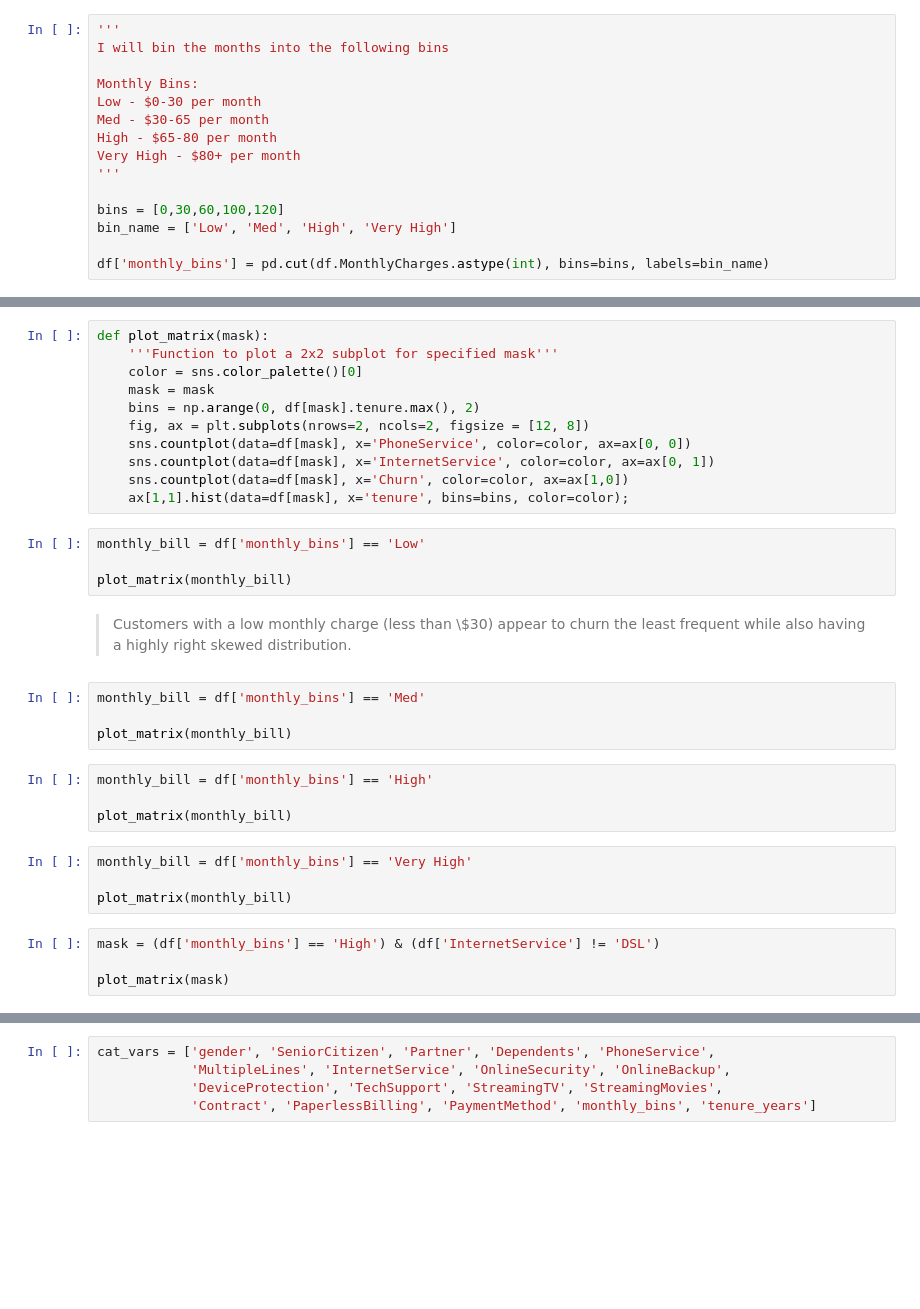
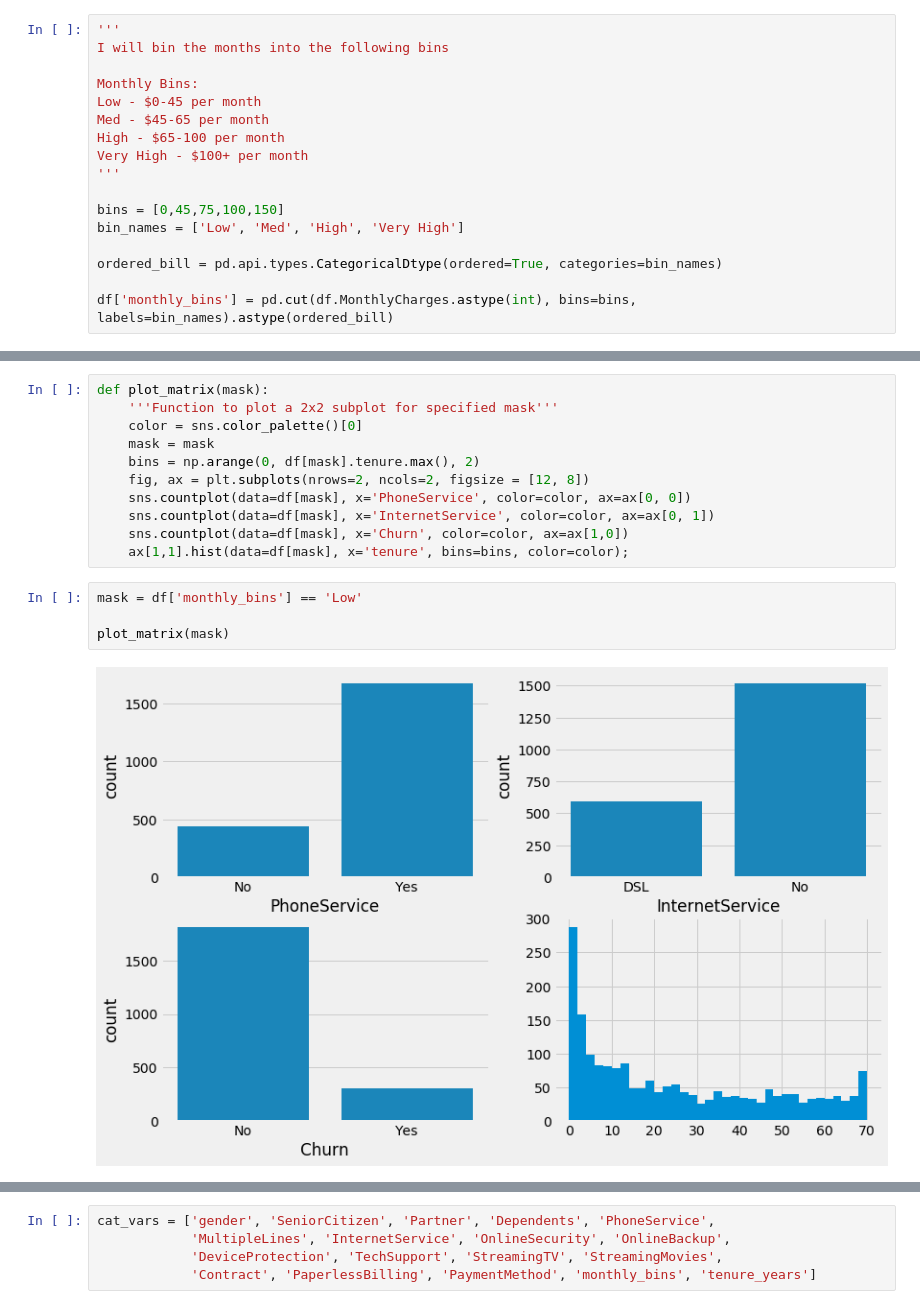
Before and after one commit to ashannon828/communicating_data_findings, a Jupyter notebook: exploration_template.ipynb, the cells around one changed output, grey strips where cells are left out. Saved outputs shown, nothing was run; the diff lists cells and outputs as text; blank space fills up the shorter version.

```diff
--- a/exploration_template.ipynb
+++ b/exploration_template.ipynb
@@ -297,13 +298,15 @@ df['tenure_years'] = (df.tenure / 12).astype(int)
 I will bin the months into the following bins
 
 Monthly Bins:
-Low - $0-30 per month
-Med - $30-65 per month
-High - $65-80 per month
-Very High - $80+ per month
+Low - $0-45 per month
+Med - $45-65 per month
+High - $65-100 per month
+Very High - $100+ per month
 '''
 
-bins = [0,30,60,100,120]
-bin_name = ['Low', 'Med', 'High', 'Very High']
+bins = [0,45,75,100,150]
+bin_names = ['Low', 'Med', 'High', 'Very High']
 
-df['monthly_bins'] = pd.cut(df.MonthlyCharges.astype(int), bins=bins, labels=bin_name)
+ordered_bill = pd.api.types.CategoricalDtype(ordered=True, categories=bin_names)
+
+df['monthly_bins'] = pd.cut(df.MonthlyCharges.astype(int), bins=bins, labels=bin_names).astype(ordered_bill)
@@ -319,24 +356,8 @@ def plot_matrix(mask):
     sns.countplot(data=df[mask], x='Churn', color=color, ax=ax[1,0])
     ax[1,1].hist(data=df[mask], x='tenure', bins=bins, color=color);
 # %%
-monthly_bill = df['monthly_bins'] == 'Low'
+mask = df['monthly_bins'] == 'Low'
 
-plot_matrix(monthly_bill)
+plot_matrix(mask)
+# %% [output]
+[figure, added]
-# %% [markdown]
-> Customers with a low monthly charge (less than \\$30) appear to churn the least frequent while also having a highly right skewed distribution.
-# %%
-monthly_bill = df['monthly_bins'] == 'Med'
-
-plot_matrix(monthly_bill)
-# %%
-monthly_bill = df['monthly_bins'] == 'High'
-
-plot_matrix(monthly_bill)
-# %%
-monthly_bill = df['monthly_bins'] == 'Very High'
-
-plot_matrix(monthly_bill)
-# %%
-mask = (df['monthly_bins'] == 'High') & (df['InternetService'] != 'DSL')
-
-plot_matrix(mask)
```
Also changed, not shown: parts of 49 cells of this notebook.
